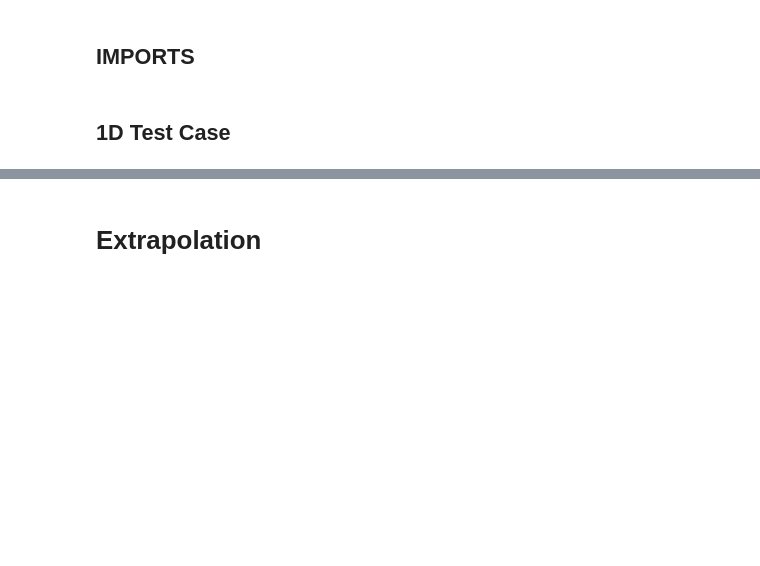
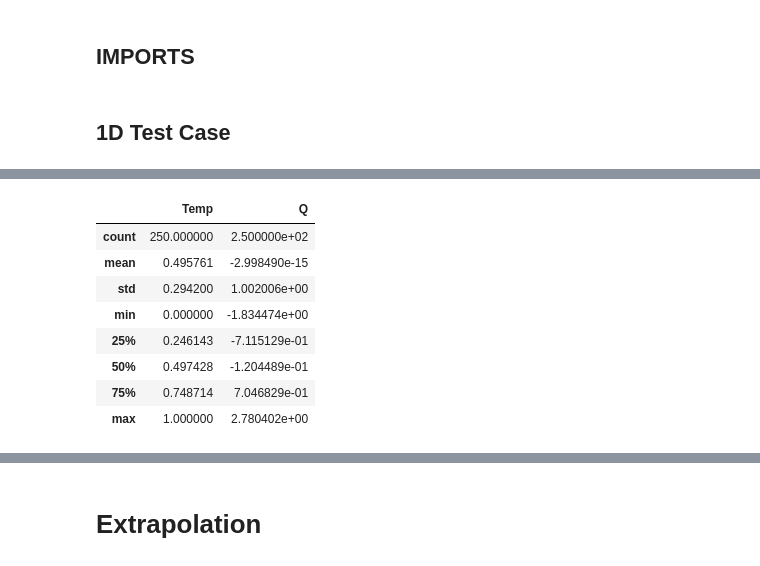
Before and after one commit to j-cap/Master-Thesis, a Jupyter notebook: Code/SplinesInPython/Testing_and_Typing.ipynb, the cells around one changed output, grey strips where cells are left out. Saved outputs shown, nothing was run; the diff lists cells and outputs as text; code cells hidden in the pictures; blank space fills up the shorter version.

```diff
--- a/Code/SplinesInPython/Testing_and_Typing.ipynb
+++ b/Code/SplinesInPython/Testing_and_Typing.ipynb
@@ -75 +81,13 @@ MSE =  0.1427751
 array([0, 0, 0, ..., 0, 0, 0])
+# %%
+M1.describe_data(X=x, y=y, col_names=["Temp", "Q"])
+# %% [output]
+|  | Temp | Q |
+| count | 250.000000 | 2.500000e+02 |
+| mean | 0.495761 | -2.998490e-15 |
+| std | 0.294200 | 1.002006e+00 |
+| min | 0.000000 | -1.834474e+00 |
+| 25% | 0.246143 | -7.115129e-01 |
+| 50% | 0.497428 | -1.204489e-01 |
+| 75% | 0.748714 | 7.046829e-01 |
+| max | 1.000000 | 2.780402e+00 |
```
Also changed, not shown: parts of 6 cells of this notebook, 2 other files.
